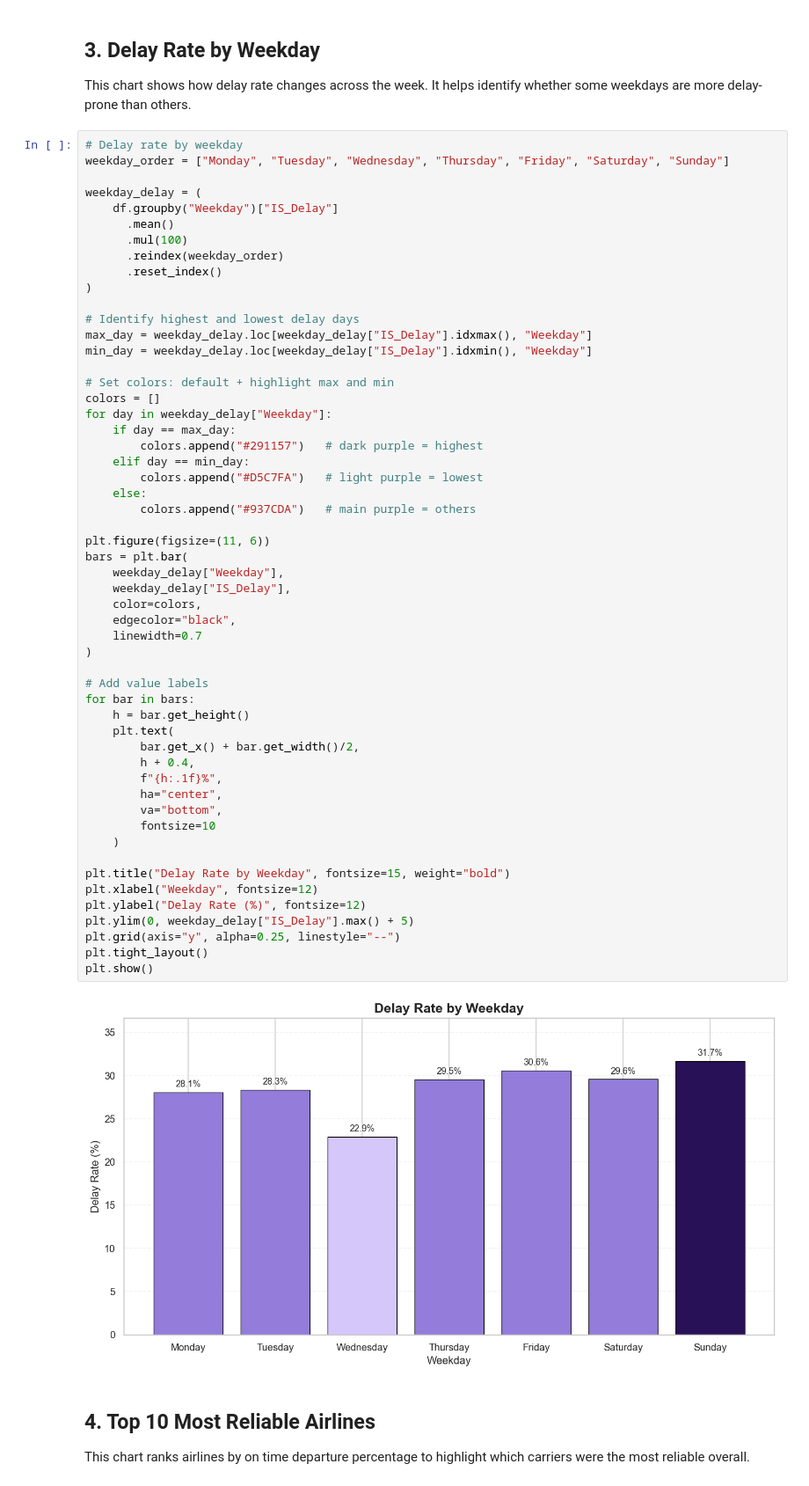
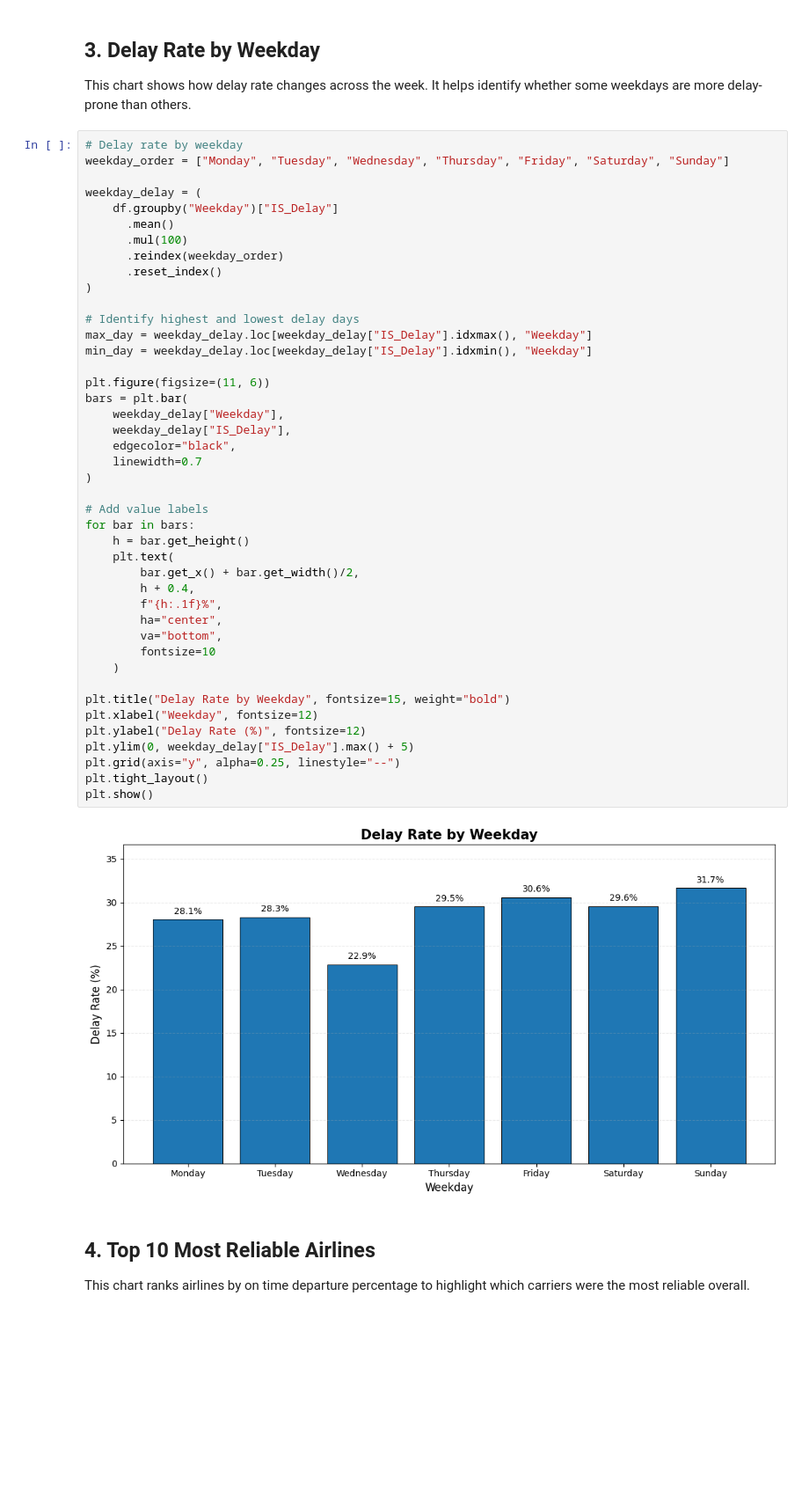
Before and after one commit to AhmadJabbar2502/Flight_Delay_Prediction, a Jupyter notebook: D2L_Submission/modeling.ipynb, the cells around one changed output. Shown at 88% size. Drawn from its saved outputs; the diff is of its cells as text; blank space fills up the shorter version.

```diff
--- a/D2L_Submission/modeling.ipynb
+++ b/D2L_Submission/modeling.ipynb
@@ -501,46 +478,35 @@ weekday_delay = (
 max_day = weekday_delay.loc[weekday_delay["IS_Delay"].idxmax(), "Weekday"]
 min_day = weekday_delay.loc[weekday_delay["IS_Delay"].idxmin(), "Weekday"]
 
-# Set colors: default + highlight max and min
-colors = []
-for day in weekday_delay["Weekday"]:
-    if day == max_day:
-        colors.append("#291157")   # dark purple = highest
-    elif day == min_day:
-        colors.append("#D5C7FA")   # light purple = lowest
-    else:
-        colors.append("#937CDA")   # main purple = others
-
 plt.figure(figsize=(11, 6))
 bars = plt.bar(
     weekday_delay["Weekday"],
     weekday_delay["IS_Delay"],
-    color=colors,
     edgecolor="black",
     linewidth=0.7
 )
 
 # Add value labels
 for bar in bars:
     h = bar.get_height()
     plt.text(
         bar.get_x() + bar.get_width()/2,
         h + 0.4,
         f"{h:.1f}%",
         ha="center",
         va="bottom",
         fontsize=10
     )
 
 plt.title("Delay Rate by Weekday", fontsize=15, weight="bold")
 plt.xlabel("Weekday", fontsize=12)
 plt.ylabel("Delay Rate (%)", fontsize=12)
 plt.ylim(0, weekday_delay["IS_Delay"].max() + 5)
 plt.grid(axis="y", alpha=0.25, linestyle="--")
 plt.tight_layout()
 plt.show()
 # %% [output]
-[figure, old version]
+[figure, new version]
 # %% [markdown]
 ## 4. Top 10 Most Reliable Airlines
 This chart ranks airlines by on time departure percentage to highlight which carriers were the most reliable overall.
```
Also changed, not shown: parts of 12 cells of this notebook.
